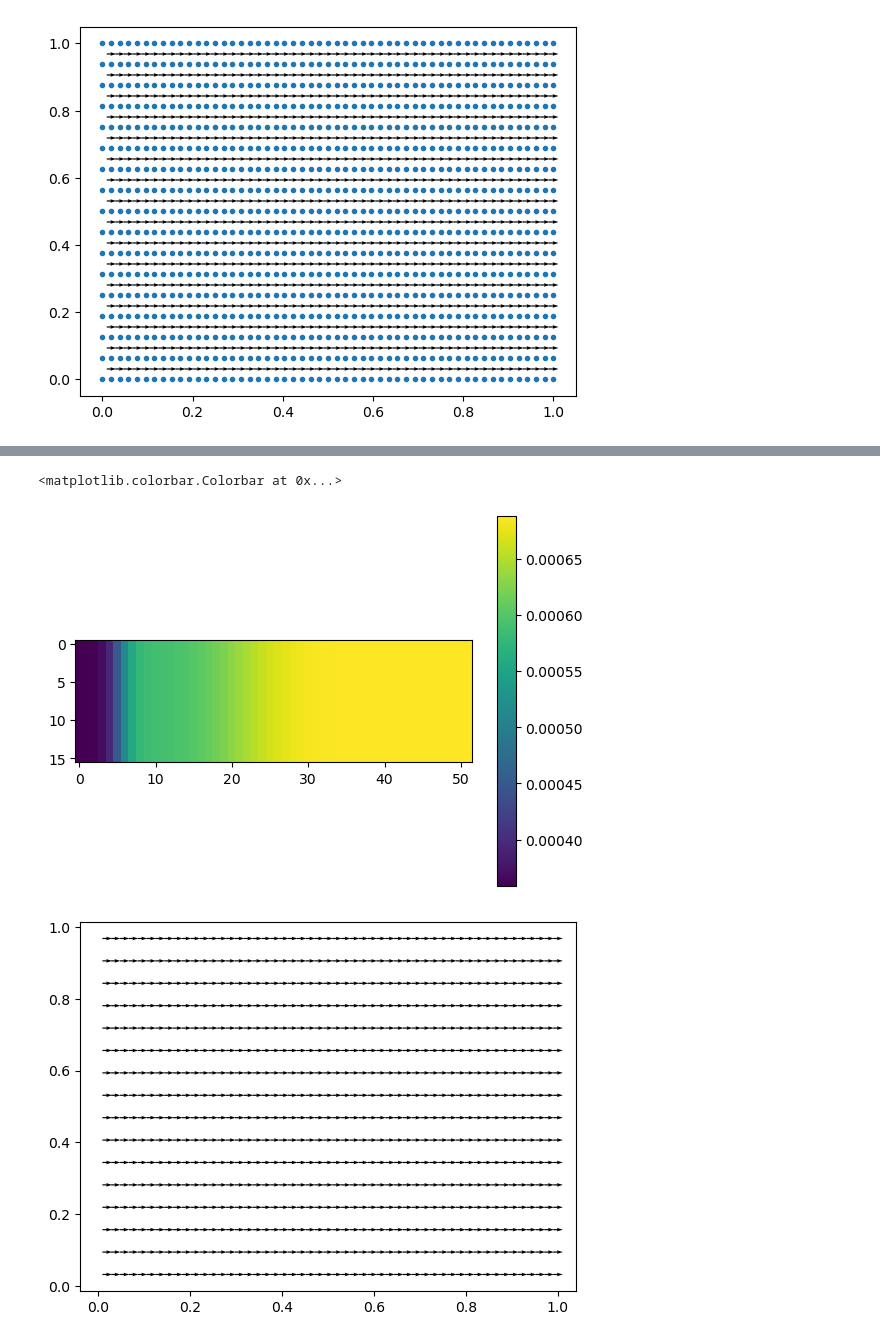
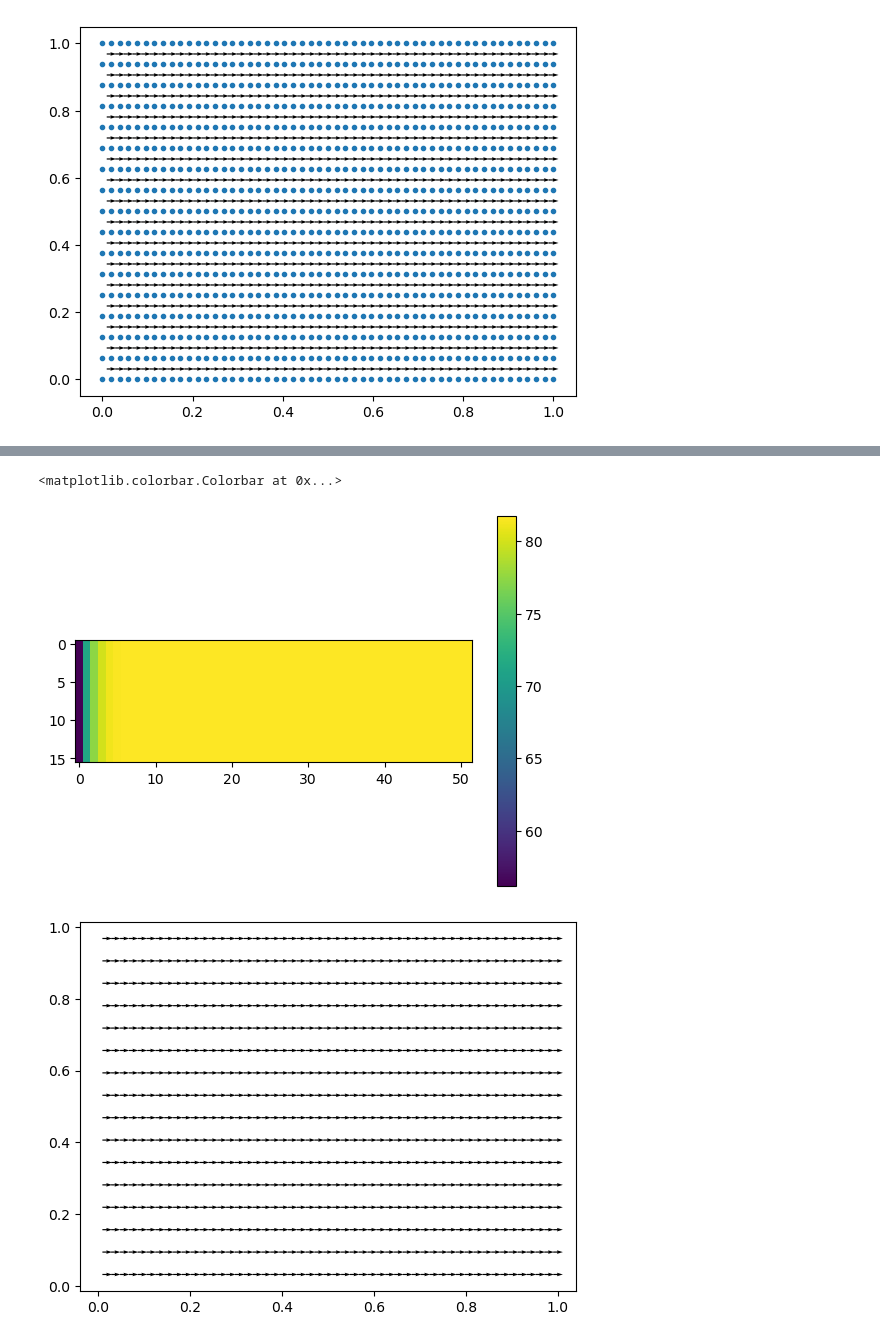
Before and after one commit to aaron23pueschel/CFD, a Jupyter notebook: CFD_FINAL/Development copy.ipynb, the cells around one changed output, grey strips where cells are left out. Saved outputs shown, nothing was run; the diff lists cells and outputs as text; code cells hidden in the pictures.

```diff
--- a/CFD_FINAL/Development copy.ipynb
+++ b/CFD_FINAL/Development copy.ipynb
@@ -68,9 +68,9 @@ for i in range(1000):
 # %%
-plt.imshow(Test.Data.V[0])
+plt.imshow(Test.Data.V[3])
 plt.colorbar()
 # %% [output]
 <matplotlib.colorbar.Colorbar at 0x...>
-[figure, old version]
+[figure, new version]
 # %%
 import MMS_FORTRAN
 s = np.linspace(0,1,100)
```
Also changed, not shown: parts of 1 cell of this notebook.
